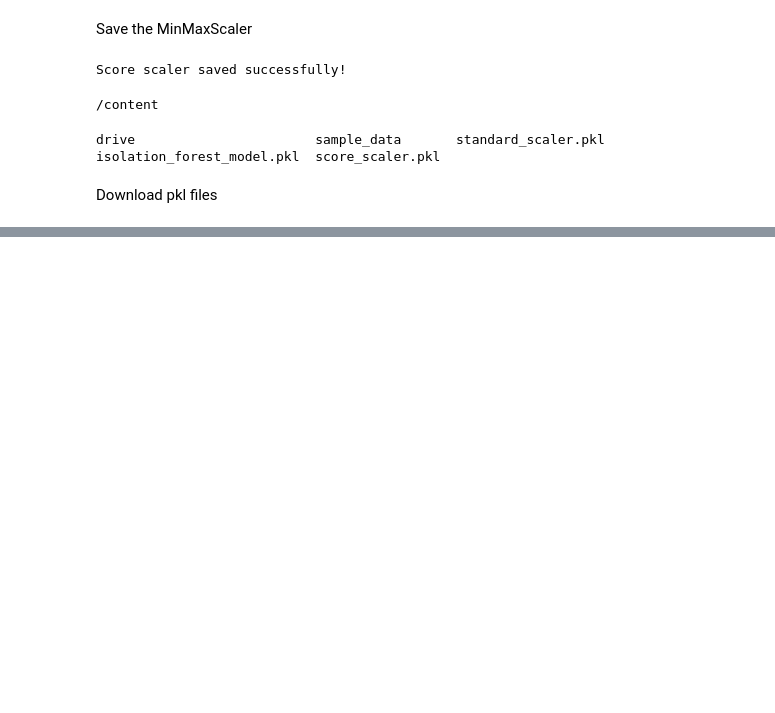
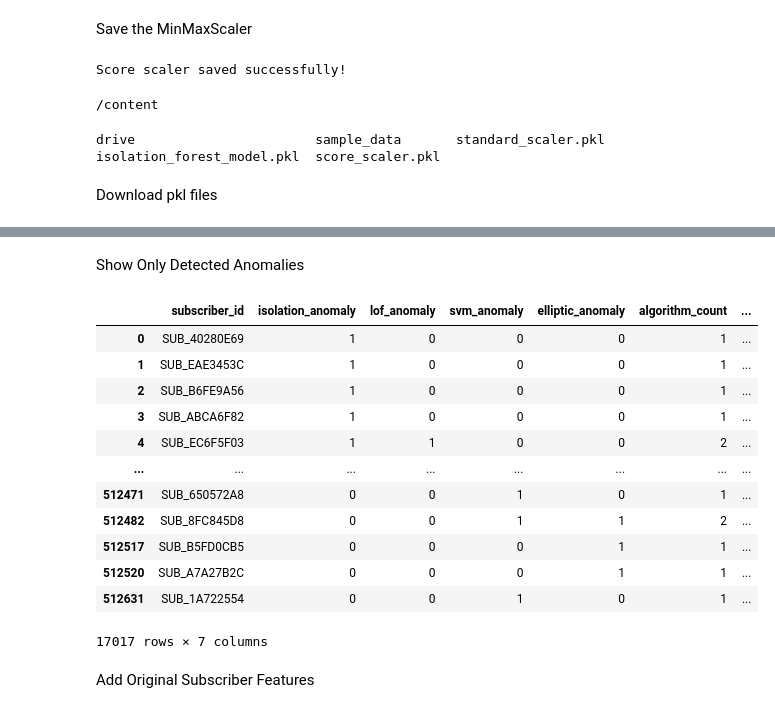
Before and after one commit to Sarasii22/Broadband-Fraud-Management-System, a Jupyter notebook: model_training.ipynb, the cells around one changed output, grey strips where cells are left out. Cells and saved outputs as stored; diff of their text form; code cells hidden in the pictures; blank space fills up the shorter version.

```diff
--- a/model_training.ipynb
+++ b/model_training.ipynb
@@ -526,0 +800,23 @@ files.download("score_scaler.pkl")
+# %%
+def detected_algorithms(row):
+
+    algorithms = []
+
+    if row["isolation_anomaly"] == 1:
+        algorithms.append("Isolation Forest")
+
+    if row["lof_anomaly"] == 1:
+        algorithms.append("LOF")
+
+    if row["svm_anomaly"] == 1:
+        algorithms.append("One-Class SVM")
+
+    if row["elliptic_anomaly"] == 1:
+        algorithms.append("Elliptic Envelope")
+
+    return ", ".join(algorithms)
+# %%
+comparison["detected_by"] = comparison.apply(
+    detected_algorithms,
+    axis=1
+)
@@ -526,0 +825,2 @@ files.download("score_scaler.pkl")
+# %%
+comparison = comparison.reset_index()
@@ -526,0 +836,24 @@ files.download("score_scaler.pkl")
+# %% [markdown]
+Show Only Detected Anomalies
+# %%
+anomalies = comparison[
+    comparison["algorithm_count"] > 0
+]
+# %%
+anomalies
+# %% [output]
+|  | subscriber_id | isolation_anomaly | lof_anomaly | svm_anomaly | elliptic_anomaly | algorithm_count | ... |
+| 0 | SUB_40280E69 | 1 | 0 | 0 | 0 | 1 | ... |
+| 1 | SUB_EAE3453C | 1 | 0 | 0 | 0 | 1 | ... |
+| 2 | SUB_B6FE9A56 | 1 | 0 | 0 | 0 | 1 | ... |
+| 3 | SUB_ABCA6F82 | 1 | 0 | 0 | 0 | 1 | ... |
+| 4 | SUB_EC6F5F03 | 1 | 1 | 0 | 0 | 2 | ... |
+| ... | ... | ... | ... | ... | ... | ... | ... |
+| 512471 | SUB_650572A8 | 0 | 0 | 1 | 0 | 1 | ... |
+| 512482 | SUB_8FC845D8 | 0 | 0 | 1 | 1 | 2 | ... |
+| 512517 | SUB_B5FD0CB5 | 0 | 0 | 0 | 1 | 1 | ... |
+| 512520 | SUB_A7A27B2C | 0 | 0 | 0 | 1 | 1 | ... |
+| 512631 | SUB_1A722554 | 0 | 0 | 1 | 0 | 1 | ... |
+17017 rows × 7 columns
+# %% [markdown]
+Add Original Subscriber Features
```
Also changed, not shown: parts of 42 cells of this notebook.
